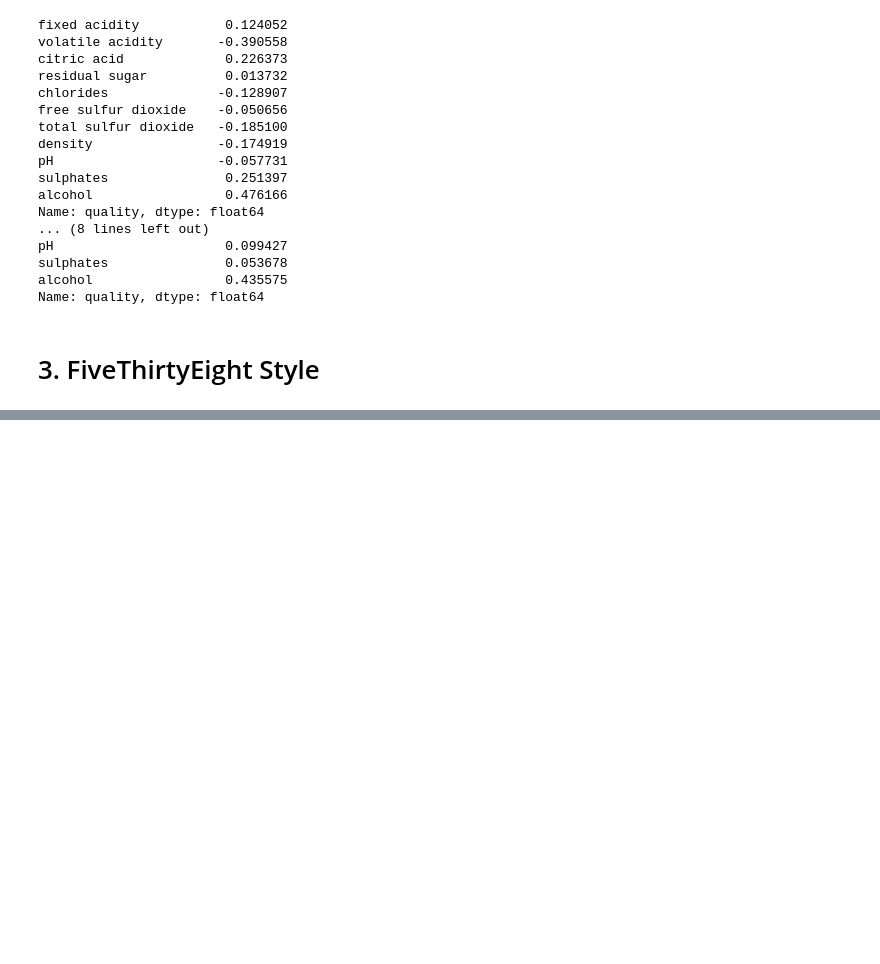
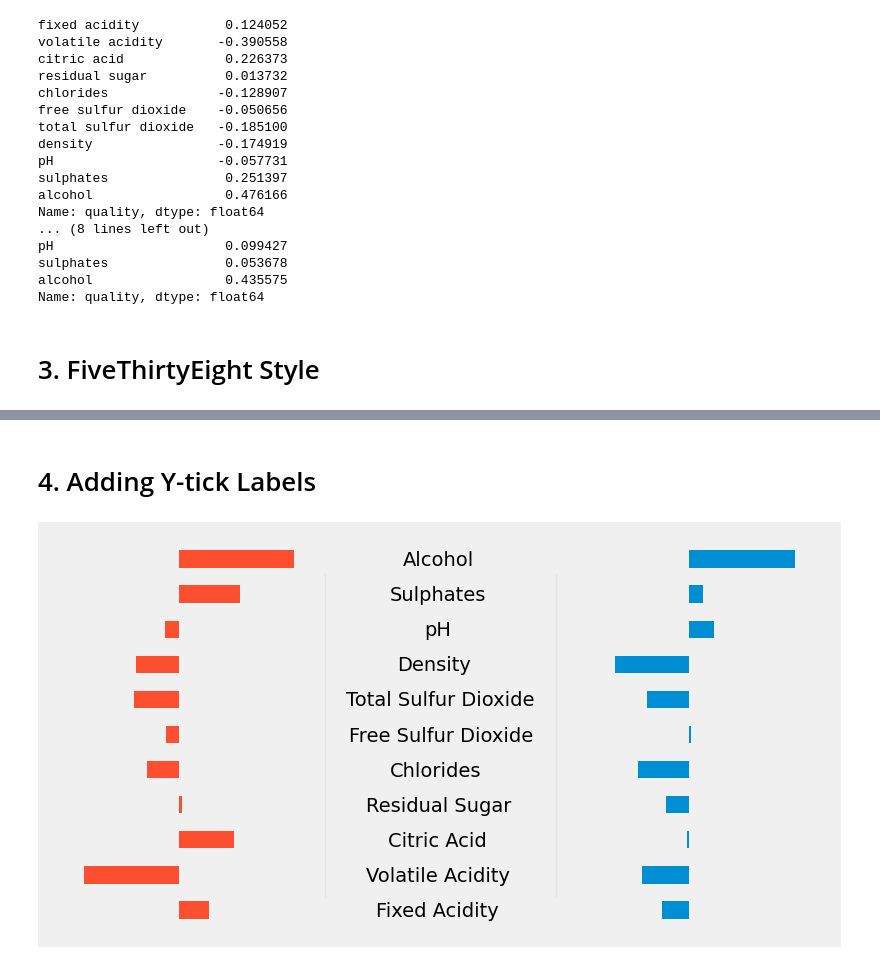
Before and after one commit to AsirShahid/Data-Scientist-in-Python-DataQuest, a Jupyter notebook: Data Analysis and Visualization/Storytelling Data Visualization and Information Design/Matplotlib Styles: FiveThirtyEight Case Study/Matplotlib Styles. FiveThirtyEight Case Study.ipynb, the cells around one changed output, grey strips where cells are left out. Drawn from its saved outputs; the diff is of its cells as text; code cells hidden in the pictures; blank space fills up the shorter version.

```diff
--- a/Data Analysis and Visualization/Storytelling Data Visualization and Information Design/Matplotlib Styles: FiveThirtyEight Case Study/Matplotlib Styles. FiveThirtyEight Case Study.ipynb
+++ b/Data Analysis and Visualization/Storytelling Data Visualization and Information Design/Matplotlib Styles: FiveThirtyEight Case Study/Matplotlib Styles. FiveThirtyEight Case Study.ipynb
@@ -61,0 +69,28 @@ ax.barh(red_corr.index, red_corr)
+# %% [markdown]
+# 4. Adding Y-tick Labels
+# %%
+style.use('fivethirtyeight')
+fig, ax = plt.subplots(figsize=(9, 5))
+ax.barh(white_corr.index, white_corr, left=2, height=0.5)
+ax.barh(red_corr.index, red_corr, height=0.5, left=-0.1)
+
+ax.grid(b=False)
+ax.set_yticklabels([])
+ax.set_xticklabels([])
+
+x_coords = {'Alcohol': 0.82, 'Sulphates': 0.77, 'pH': 0.91,
+            'Density': 0.80, 'Total Sulfur Dioxide': 0.59,
+            'Free Sulfur Dioxide': 0.6, 'Chlorides': 0.77,
+            'Residual Sugar': 0.67, 'Citric Acid': 0.76,
+            'Volatile Acidity': 0.67, 'Fixed Acidity': 0.71}
+y_coord = 9.8
+for y_label, x_coord in x_coords.items():
+    ax.text(x_coord, y_coord, y_label)
+    y_coord -= 1
+
+ax.axvline(x=0.5,color="grey",alpha=0.1,linewidth=1,ymin=0.1,ymax=0.9 )
+ax.axvline(x=1.45,color="grey",alpha=0.1,linewidth=1,ymin=0.1,ymax=0.9)
+
+plt.show()
+# %% [output]
+[figure, added]
```
Also changed, not shown: parts of 9 cells of this notebook.
